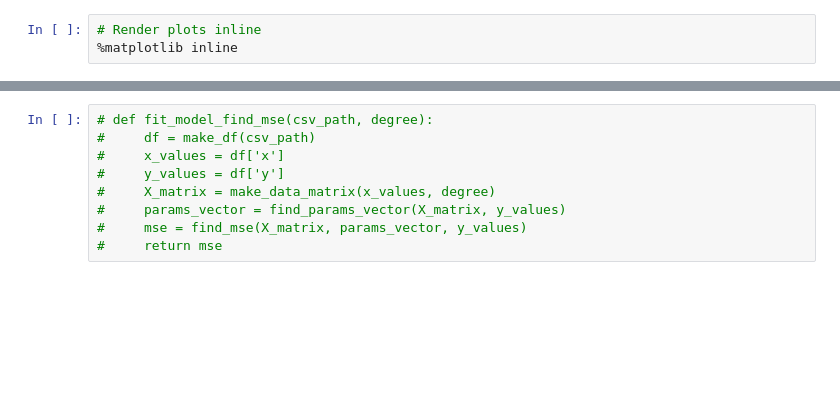
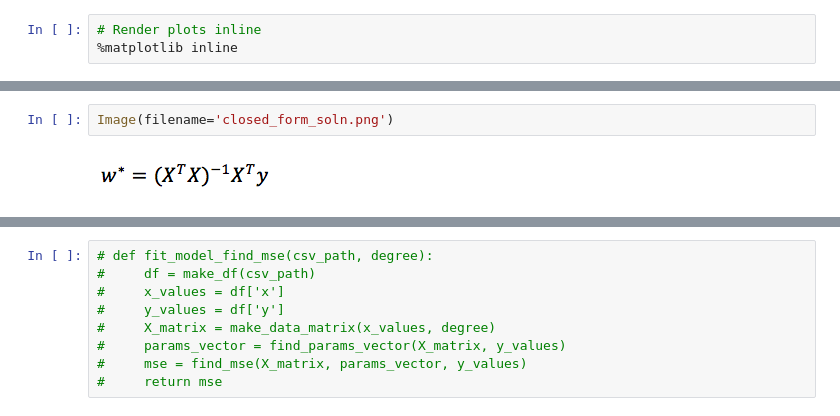
Before and after one commit to atg-abhijay/Comp_551_Assignment_1, a Jupyter notebook: Q2.ipynb, the cells around one changed output, grey strips where cells are left out. Drawn from its saved outputs; the diff is of its cells as text; blank space fills up the shorter version.

```diff
--- a/Q2.ipynb
+++ b/Q2.ipynb
@@ -37,0 +76,4 @@ def find_mse(data_matrix, params_vector, y_values):
+# %%
+Image(filename='closed_form_soln.png')
+# %% [output]
+[figure, added]
```
Also changed, not shown: parts of 19 cells of this notebook, 1 other file.
